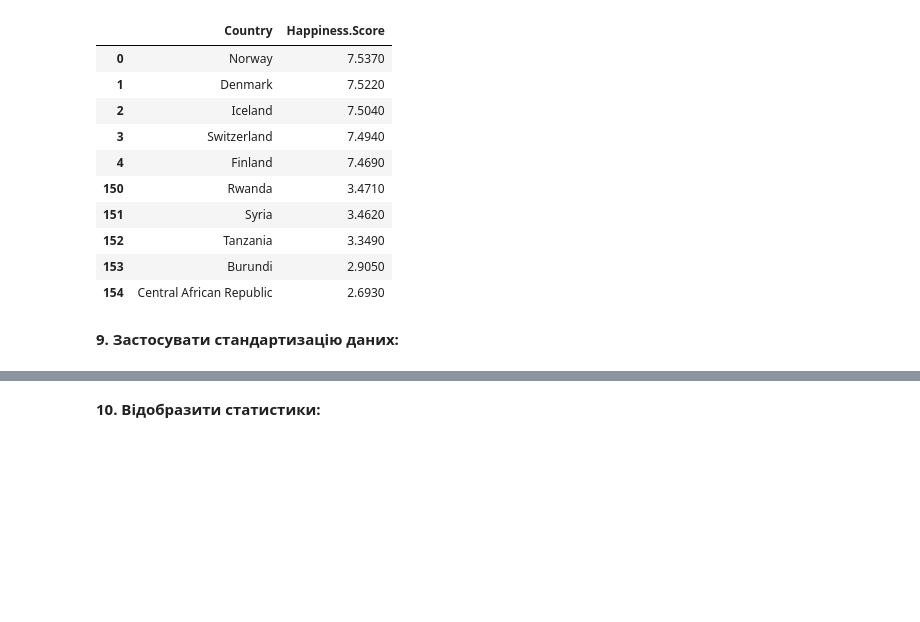
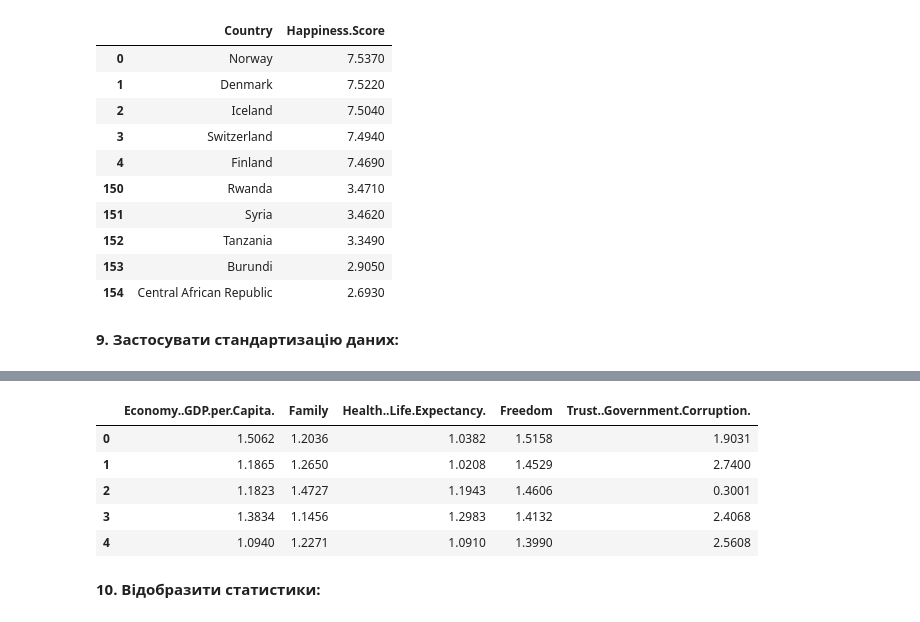
Before and after one commit to IRONKAGE/goit-num-hw-10, a Jupyter notebook: HomeWork_10.ipynb, the cells around one changed output, grey strips where cells are left out. Saved outputs shown, nothing was run; the diff lists cells and outputs as text; code cells hidden in the pictures; blank space fills up the shorter version.

Commit message:
add Task 9 - Apply data standardization

```diff
--- a/HomeWork_10.ipynb
+++ b/HomeWork_10.ipynb
@@ -656,3 +656,76 @@ display(top_bottom_df.style.background_gradient(cmap='YlGnBu', subset=[TARGET_ME
 | 154 | Central African Republic | 2.6930 |
 # %% [markdown]
 **9. Застосувати стандартизацію даних:**
+# %%
+print(f"⚖️ Масштабування ознак через функцію data_scale() (Метод: {SCALER_TYPE.upper()})...")
+
+def data_scale(data, scaler_type='minmax'):
+    if scaler_type == 'minmax':
+        scaler = MinMaxScaler()
+    elif scaler_type == 'std':
+        scaler = StandardScaler()
+    elif scaler_type == 'norm':
+        scaler = Normalizer()
+    else:
+        raise ValueError("Невідомий тип скейлера!")
+
+    scaler.fit(data)
+    res = scaler.transform(data)
+
+    return res, scaler
+
+X_features = df[FEATURES_FULL].copy()
+data_scaled, fitted_scaler = data_scale(X_features, scaler_type=SCALER_TYPE)
+df_scaled = pd.DataFrame(data_scaled, columns=FEATURES_FULL, index=df.index)
+
+print("✅ Масштабування завершено успішно! (Скейлер збережено в оперативній пам'яті)\n")
+
+f1, f2 = FEATURES_FULL[0], FEATURES_FULL[1]
+f1_clean = str(f1).replace('.', ' ').strip()
+f2_clean = str(f2).replace('.', ' ').strip()
+
+fig_scale = make_subplots(
+    rows=1, cols=2,
+    subplot_titles=(f"Оригінальний масштаб", f"Відмасштабовано ({SCALER_TYPE})"),
+    horizontal_spacing=0.1
+)
+
+fig_scale.add_trace(go.Scatter(
+    x=df[f1], y=df[f2], mode='markers',
+    marker=dict(color='#00c3ff', size=9, opacity=0.7, line=dict(width=1, color='black')),
+    text=df[COUNTRY_COL],
+    hovertemplate="<b>%{text}</b><br>" + f"{f1_clean}: %{{x:.3f}}<br>{f2_clean}: %{{y:.3f}}<extra></extra>"
+), row=1, col=1)
+
+fig_scale.add_trace(go.Scatter(
+    x=df_scaled[f1], y=df_scaled[f2], mode='markers',
+    marker=dict(color='#ccff00', size=9, opacity=0.7, line=dict(width=1, color='black')),
+    text=df[COUNTRY_COL],
+    hovertemplate="<b>%{text}</b><br>Scaled X: %{x:.3f}<br>Scaled Y: %{y:.3f}<extra></extra>"
+), row=1, col=2)
+
+fig_scale.update_xaxes(title_text=f1_clean, showgrid=True, gridcolor='#333', row=1, col=1)
+fig_scale.update_yaxes(title_text=f2_clean, showgrid=True, gridcolor='#333', row=1, col=1)
+
+fig_scale.update_xaxes(title_text="Scaled X", showgrid=True, gridcolor='#333', row=1, col=2)
+fig_scale.update_yaxes(title_text="Scaled Y", showgrid=True, gridcolor='#333', row=1, col=2)
+
+fig_scale.update_layout(
+    title_text="✨ Трансформація простору: Оригінальні vs Відмасштабовані дані",
+    title_x=0.5, width=1100, height=500, template=PLOT_TEMPLATE, showlegend=False,
+    margin=dict(b=80),
+    annotations=[
+        dict(
+            x=0.5, y=-0.20, xref="paper", yref="paper",
+            text="💡 Зверніть увагу на осі: форма хмари точок зберігається, але масштаб змінюється відповідно до обраного алгоритму.",
+            showarrow=False, font=dict(size=14, color="#cccccc"), align="center"
+        )
+    ]
+)
+
+print("Красивий Вивід - Візуалізація ефекту масштабування:")
+fig_scale.show()
+
+print("Технічний Вивід - Перші 5 рядків відмасштабованих ознак:")
+display(df_scaled.head().style.background_gradient(cmap='Purples').set_properties(**TABLE_PROPS).format("{:.4f}"))
+# %% [output]
@@ -659,3 +737,9 @@ display(top_bottom_df.style.background_gradient(cmap='YlGnBu', subset=[TARGET_ME
+|  | Economy..GDP.per.Capita. | Family | Health..Life.Expectancy. | Freedom | Trust..Government.Corruption. |
+| 0 | 1.5062 | 1.2036 | 1.0382 | 1.5158 | 1.9031 |
+| 1 | 1.1865 | 1.2650 | 1.0208 | 1.4529 | 2.7400 |
+| 2 | 1.1823 | 1.4727 | 1.1943 | 1.4606 | 0.3001 |
+| 3 | 1.3834 | 1.1456 | 1.2983 | 1.4132 | 2.4068 |
+| 4 | 1.0940 | 1.2271 | 1.0910 | 1.3990 | 2.5608 |
 # %% [markdown]
 **10. Відобразити статистики:**
 # %% [markdown]
```
Also changed, not shown: parts of 1 cell of this notebook.
